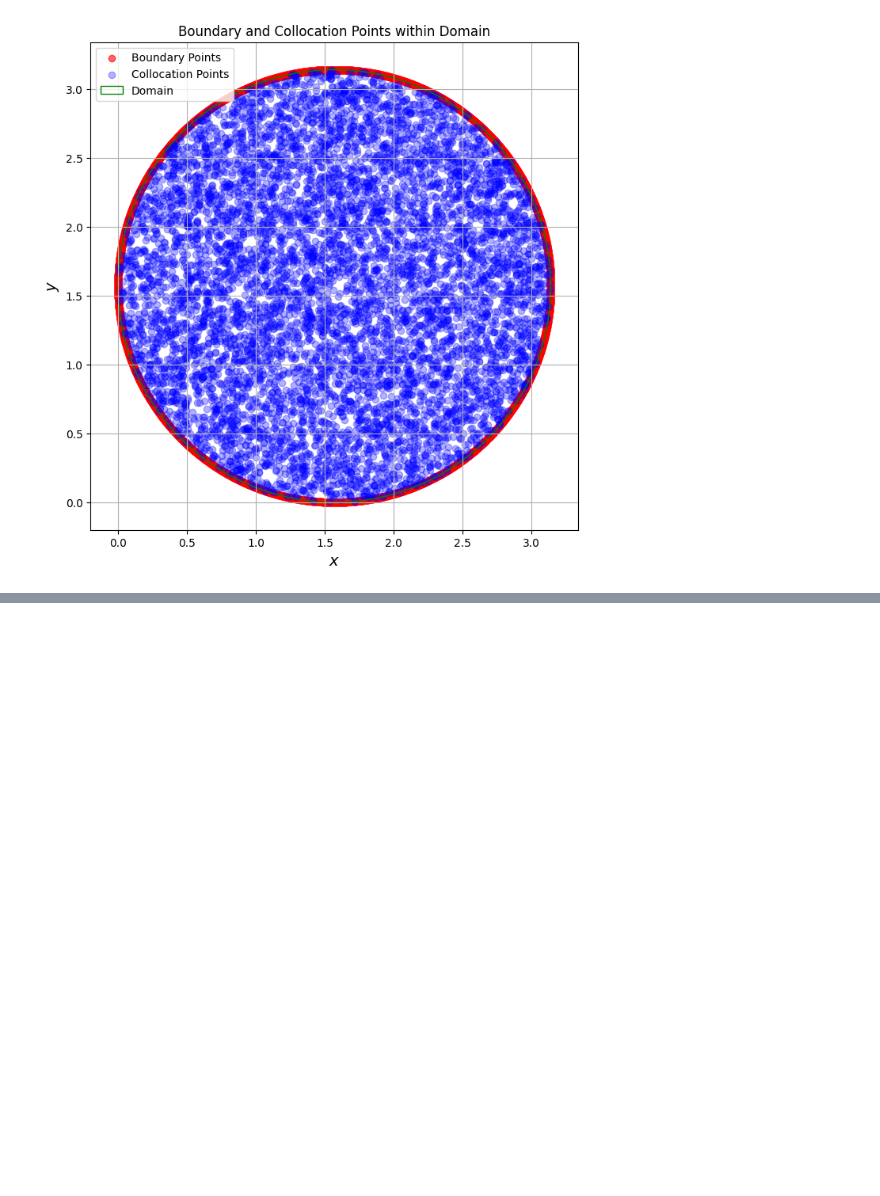
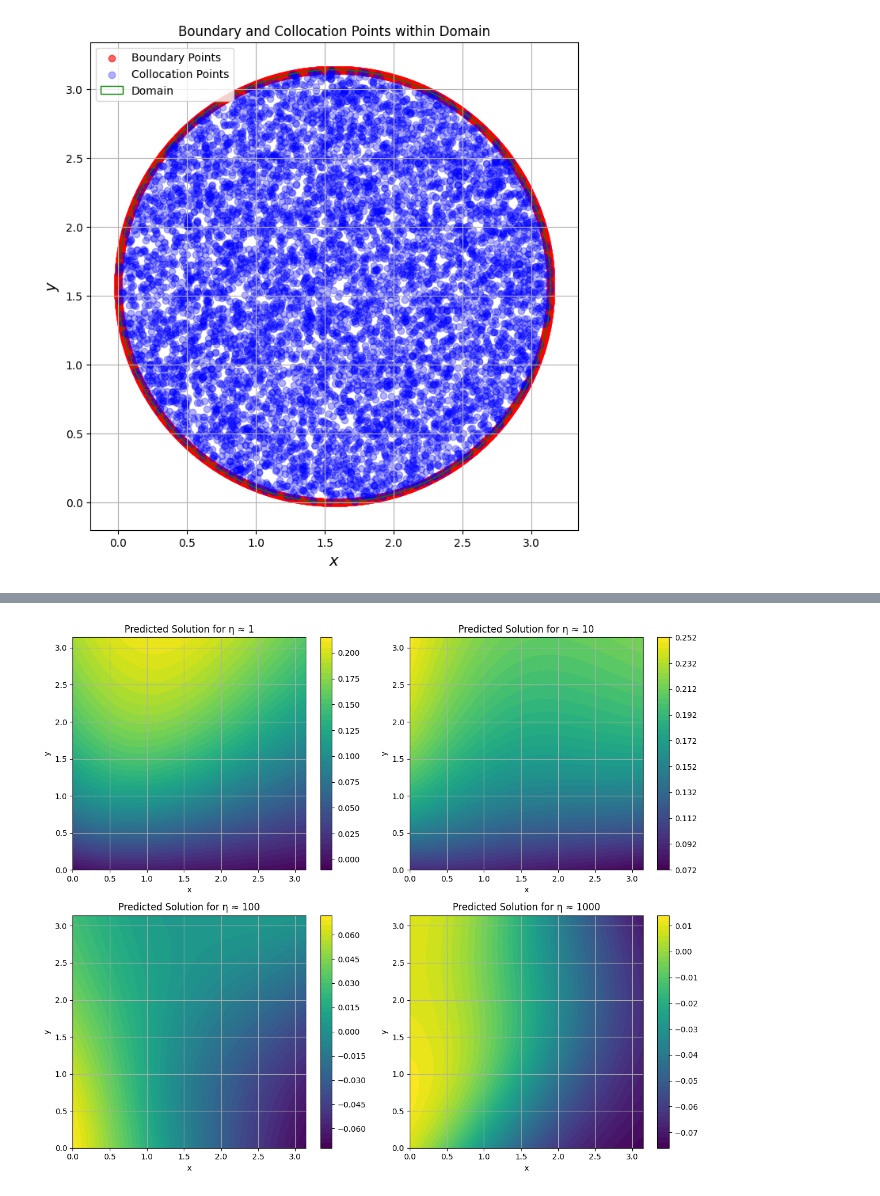
Before and after one commit to LevBahn/Gross-Pitaevskii-Eigenvalue-problem, a Jupyter notebook: Notebooks/Gross_Pitaevskii/Gross_Pitaevskii_2D_Vary_Interaction_Strength.ipynb, the cells around one changed output, grey strips where cells are left out. Cells and saved outputs as stored; diff of their text form; code cells hidden in the pictures; blank space fills up the shorter version.

```diff
--- a/Notebooks/Gross_Pitaevskii/Gross_Pitaevskii_2D_Vary_Interaction_Strength.ipynb
+++ b/Notebooks/Gross_Pitaevskii/Gross_Pitaevskii_2D_Vary_Interaction_Strength.ipynb
@@ -516,40 +525,34 @@ Epoch [2000/8001], Loss: 7298.594727
 # Final plot of the predicted solution as 2D contour plots
 
 fig, ax = plt.subplots(2, 2, figsize=(12, 10))
 ax = ax.flatten()
 num_grid_pts=100
 
 for i, (model, eta) in enumerate(zip(models, etas)):
     with torch.no_grad():
 
         # Create meshgrid for plotting
         center=(np.pi / 2, np.pi / 2)
         radius=np.pi / 2
         x_vals = np.linspace(center[0] - radius, center[0] + radius, num_grid_pts)
         y_vals = np.linspace(center[1] - radius, center[1] + radius, num_grid_pts)
         X, Y = np.meshgrid(x_vals, y_vals)
 
         # Predict the solution by the trained model
         X_test = np.hstack((X.flatten()[:, None], Y.flatten()[:, None]))
         X_test_tensor = torch.tensor(X_test, dtype=torch.float32).to(device)
-        u_pred = model(X_test_tensor).cpu().numpy()
+        u_pred = model(X_test_tensor).detach().cpu().numpy().reshape((num_grid_pts, num_grid_pts))
         u_pred = normalize_wave_function(u_pred) # Normalize the prediction
 
-        # Reshape the prediction solution into a 2D grid
-        num_grid_pts = int(np.sqrt(len(X_test_tensor)))
-        u_pred_reshaped = u_pred.reshape((num_grid_pts, num_grid_pts))
-
-        # Extract x and y coordinates from the grid
-        X_test = X_test_tensor.cpu().numpy()[:, 0].reshape((num_grid_pts, num_grid_pts))
-        Y_test = X_test_tensor.cpu().numpy()[:, 1].reshape((num_grid_pts, num_grid_pts))
-
         # Plot the predicted solutions
-        contour = ax[i].contourf(X, Y, u_pred_reshaped, levels=50, cmap='viridis')
+        contour = ax[i].contourf(X, Y, u_pred, levels=50, cmap='viridis')
         fig.colorbar(contour, ax=ax[i])
         ax[i].set_title(f'Predicted Solution for η ≈ {eta}')
         ax[i].set_xlabel('x')
         ax[i].set_ylabel('y')
         ax[i].grid(True)
 
 plt.tight_layout()
 plt.show()
+# %% [output]
+[figure, added]
```
Also changed, not shown: parts of 1 cell of this notebook.
